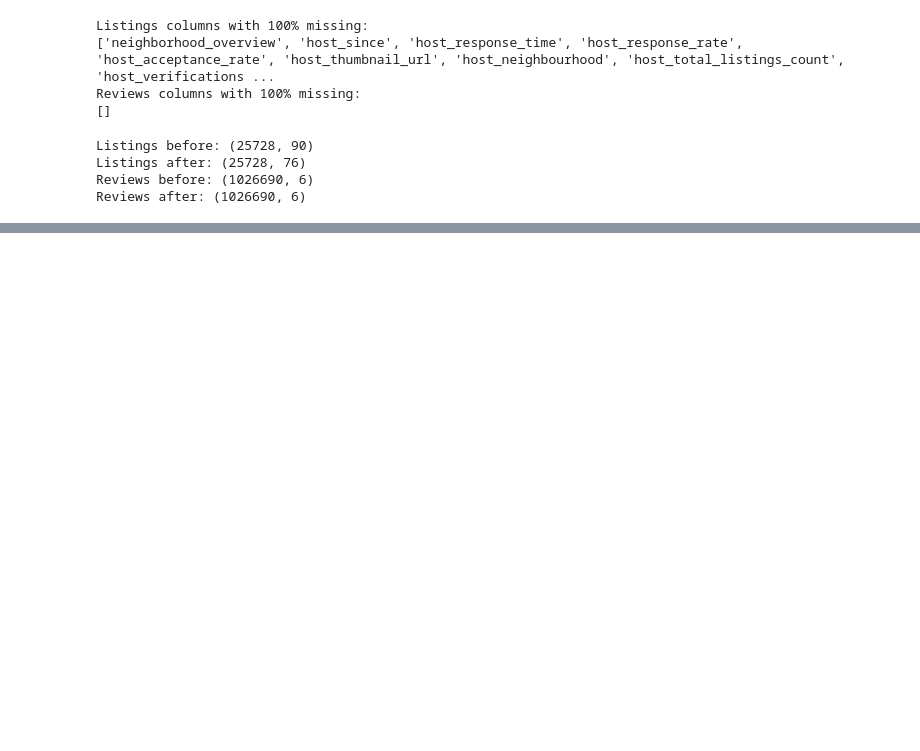
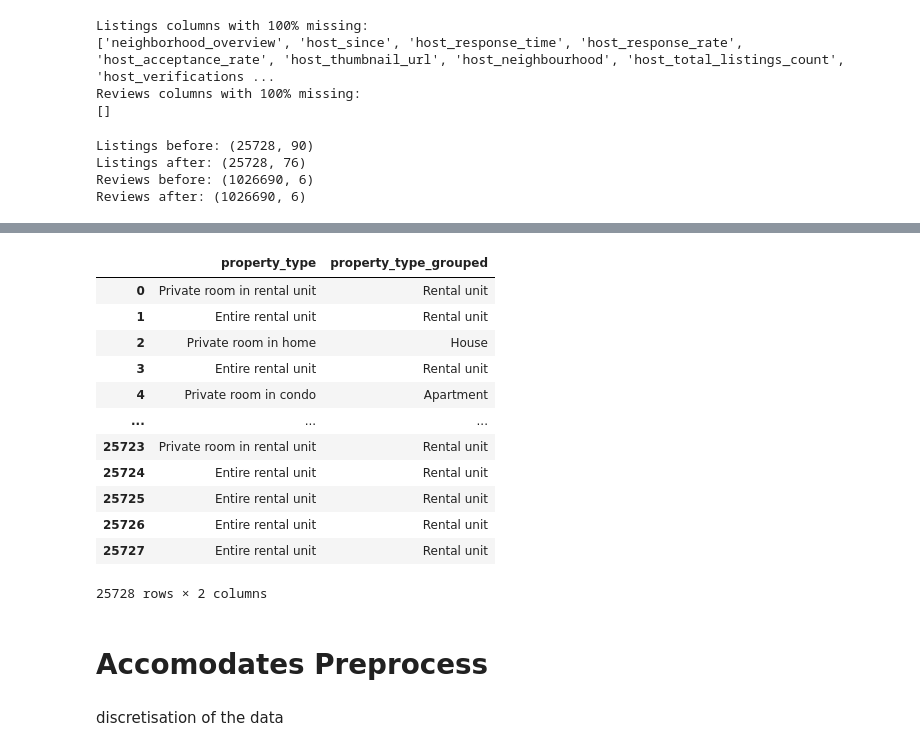
Before and after one commit to ashleymengszeoh-create/EODP-A2-Ashley, a Jupyter notebook: Preprocessing.ipynb, the cells around one changed output, grey strips where cells are left out. Saved outputs shown, nothing was run; the diff lists cells and outputs as text; code cells hidden in the pictures; blank space fills up the shorter version.

```diff
--- a/Preprocessing.ipynb
+++ b/Preprocessing.ipynb
@@ -177,0 +223,46 @@ Reviews after: (1026690, 6)
+# %%
+df["property_type_grouped"] = "Other"
+
+df.loc[df["property_type"].str.contains(
+      "rental unit", case=False, na= False
+), "property_type_grouped"
+
+] = "Rental unit"
+
+df.loc[df["property_type"].str.contains(
+      "home|townhouse|guesthouse|cabin|villa|cottage", case=False, na=False
+), "property_type_grouped"
+
+] = "House"
+
+df.loc[df["property_type"].str.contains(
+    "apartment|condo|loft", case=False, na=False
+), "property_type_grouped"
+
+] = "Apartment"
+
+df.loc[df["property_type"].str.contains(
+    "hotel|hostel|bed and breakfast", case=False, na=False
+), "property_type_grouped"
+
+] = "Hotel/Hostel/B&B"
+# %%
+df[["property_type", "property_type_grouped"]]
+# %% [output]
+|  | property_type | property_type_grouped |
+| 0 | Private room in rental unit | Rental unit |
+| 1 | Entire rental unit | Rental unit |
+| 2 | Private room in home | House |
+| 3 | Entire rental unit | Rental unit |
+| 4 | Private room in condo | Apartment |
+| ... | ... | ... |
+| 25723 | Private room in rental unit | Rental unit |
+| 25724 | Entire rental unit | Rental unit |
+| 25725 | Entire rental unit | Rental unit |
+| 25726 | Entire rental unit | Rental unit |
+| 25727 | Entire rental unit | Rental unit |
+25728 rows × 2 columns
+# %% [markdown]
+# Accomodates Preprocess
+# %% [markdown]
+discretisation of the data
```
Also changed, not shown: parts of 29 cells of this notebook.
